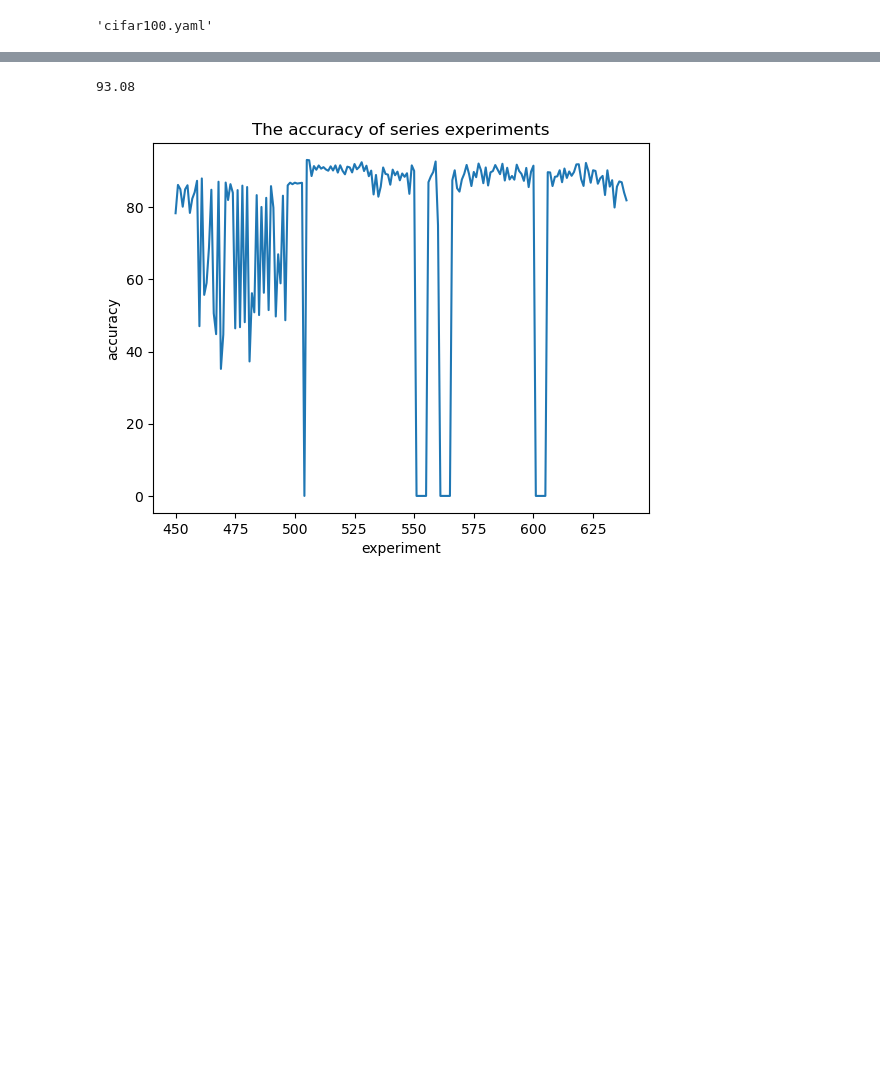
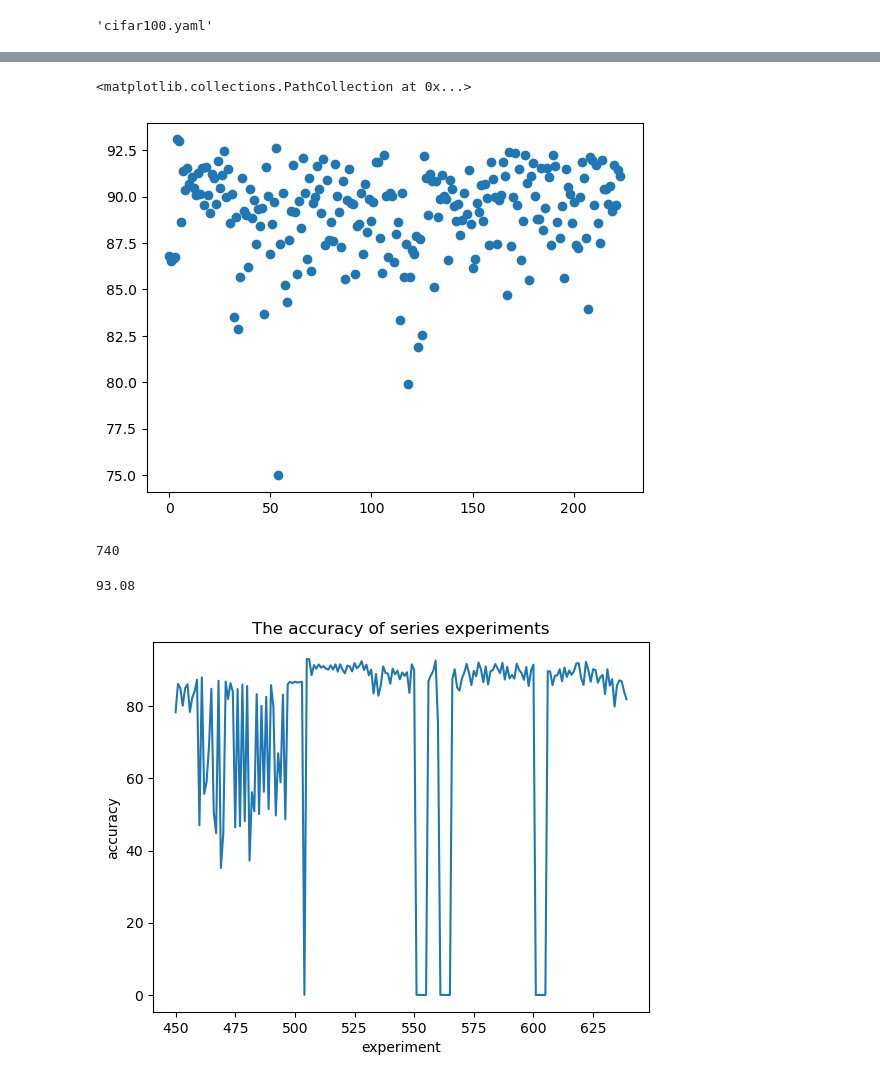
Before and after one commit to qhy991/AICAS, a Jupyter notebook: analysis/model_analysis.ipynb, the cells around one changed output, grey strips where cells are left out. Saved outputs shown, nothing was run; the diff lists cells and outputs as text; code cells hidden in the pictures; blank space fills up the shorter version.

```diff
--- a/analysis/model_analysis.ipynb
+++ b/analysis/model_analysis.ipynb
@@ -79,0 +87,2 @@ plt.show()
+# %%
+acc_a = [acc[i] for i in range(500,740) if acc[i] >0]
@@ -80,3 +93,12 @@ plt.show()
+# %%
+plt.scatter(range(224),acc_a)
+# %% [output]
+<matplotlib.collections.PathCollection at 0x...>
+[figure, added]
+# %%
+len(acc)
+# %% [output]
+740
 # %%
 max(acc[353:640])
 # %% [output]
```
Also changed, not shown: parts of 2 cells of this notebook, 13 other files.
